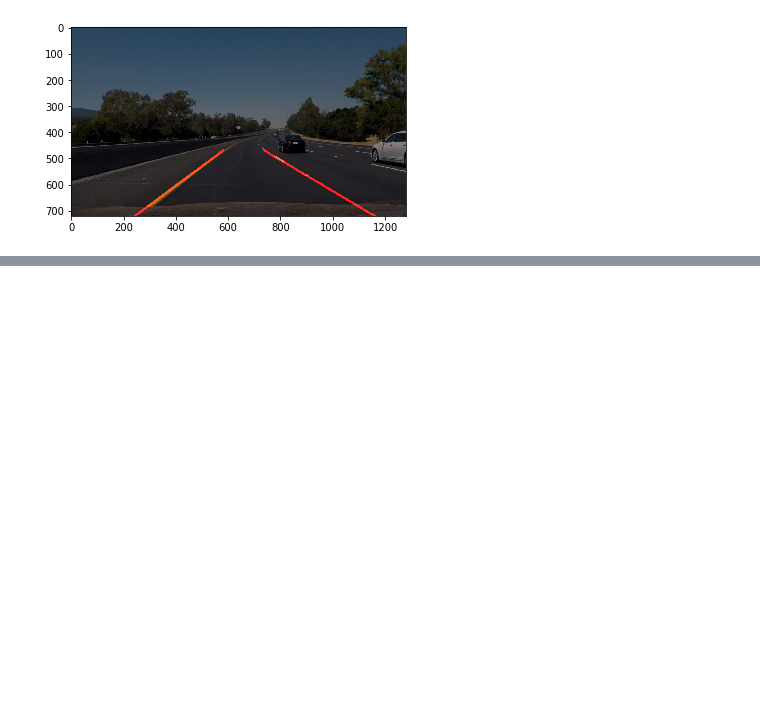
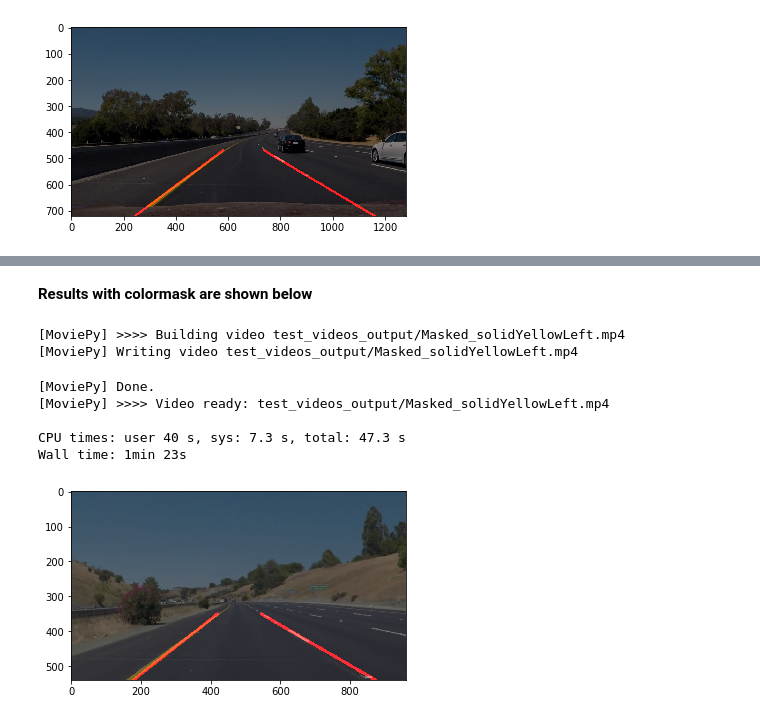
Before and after one commit to imayank/Finding-Lane-Lines-on-the-Road, a Jupyter notebook: FindingLanes.ipynb, the cells around one changed output, grey strips where cells are left out. Drawn from its saved outputs; the diff is of its cells as text; code cells hidden in the pictures; blank space fills up the shorter version.

Commit message:
Final version with complete writeup

```diff
--- a/FindingLanes.ipynb
+++ b/FindingLanes.ipynb
@@ -485,0 +558,19 @@ HTML("""
+# %% [markdown]
+**Results with colormask are shown below**
+# %%
+clr_msk = True
+yellow_output = 'test_videos_output/Masked_solidYellowLeft.mp4'
+left_lines=[]
+right_lines=[]
+clip2 = VideoFileClip('test_videos/solidYellowLeft.mp4')
+yellow_clip = clip2.fl_image(process_image)
+%time yellow_clip.write_videofile(yellow_output, audio=False)
+# %% [output]
+[MoviePy] >>>> Building video test_videos_output/Masked_solidYellowLeft.mp4
+[MoviePy] Writing video test_videos_output/Masked_solidYellowLeft.mp4
+[MoviePy] Done.
+[MoviePy] >>>> Video ready: test_videos_output/Masked_solidYellowLeft.mp4
+
+CPU times: user 40 s, sys: 7.3 s, total: 47.3 s
+Wall time: 1min 23s
+[figure, added]
```
Also changed, not shown: parts of 13 cells of this notebook, 28 other files.
